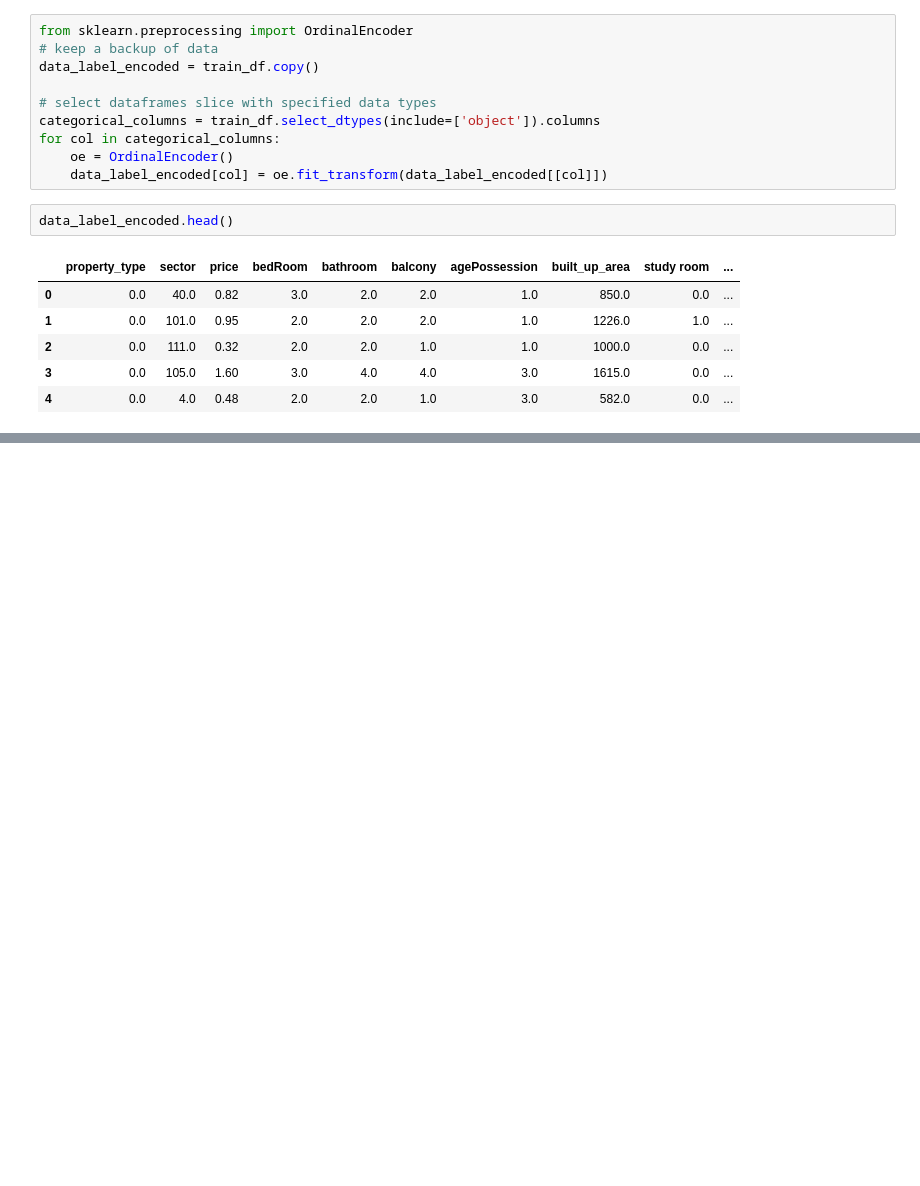
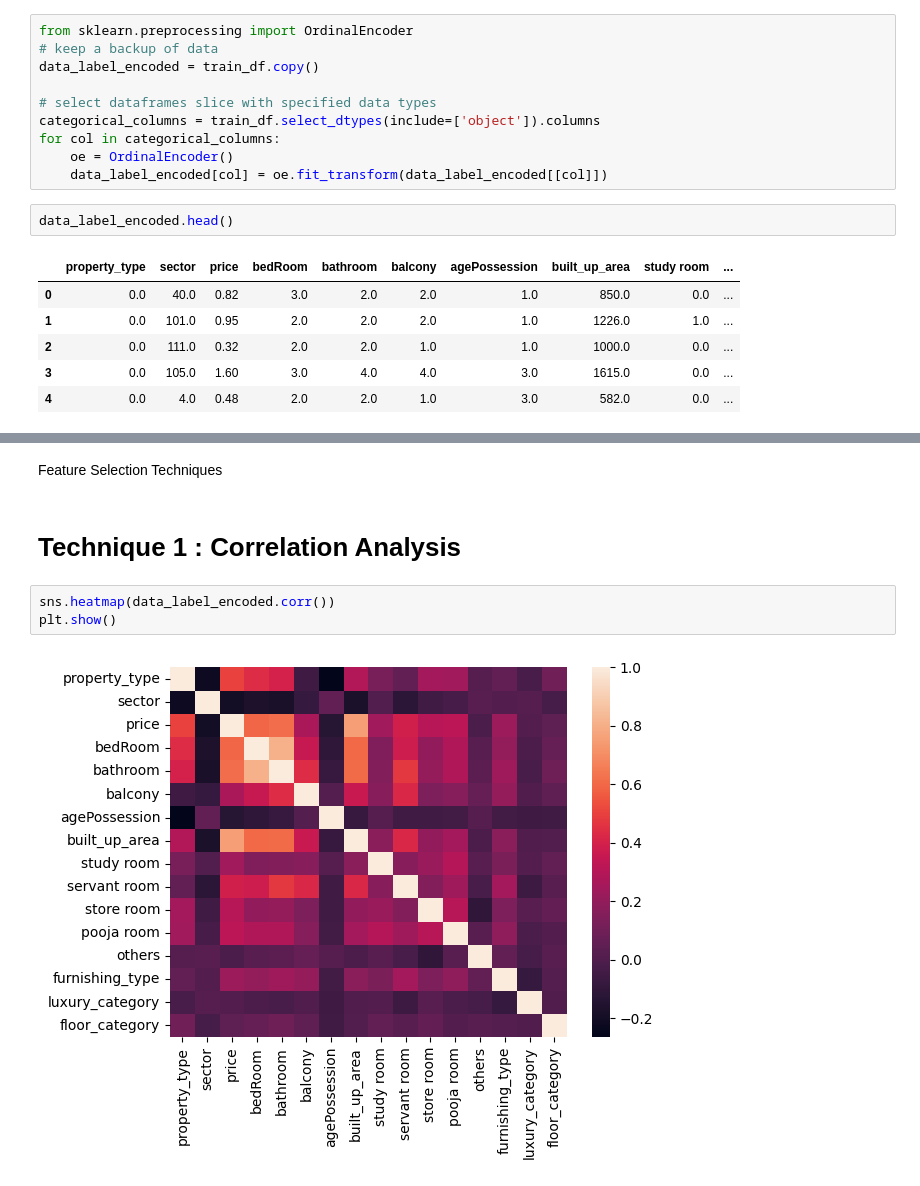
Before and after one commit to Data-Gyan/HousingAdvisor, a Jupyter notebook: featureSelection-featureEngineering.ipynb, the cells around one changed output, grey strips where cells are left out. Cells and saved outputs as stored; diff of their text form; blank space fills up the shorter version.

Commit message:
feature selection complete

```diff
--- a/featureSelection-featureEngineering.ipynb
+++ b/featureSelection-featureEngineering.ipynb
@@ -210,3 +210,12 @@ x_label.head()
 | 2 | 0.0 | 111.0 | 2.0 | 2.0 | 1.0 | 1.0 | 1000.0 | 0.0 | ... |
 | 3 | 0.0 | 105.0 | 3.0 | 4.0 | 4.0 | 3.0 | 1615.0 | 0.0 | ... |
 | 4 | 0.0 | 4.0 | 2.0 | 2.0 | 1.0 | 3.0 | 582.0 | 0.0 | ... |
+# %% [markdown]
+Feature Selection Techniques
+# %% [markdown]
+# Technique 1 : Correlation Analysis
+# %%
+sns.heatmap(data_label_encoded.corr())
+plt.show()
+# %% [output]
+[figure, added]
```
Also changed, not shown: parts of 26 cells of this notebook, 1 other file.
